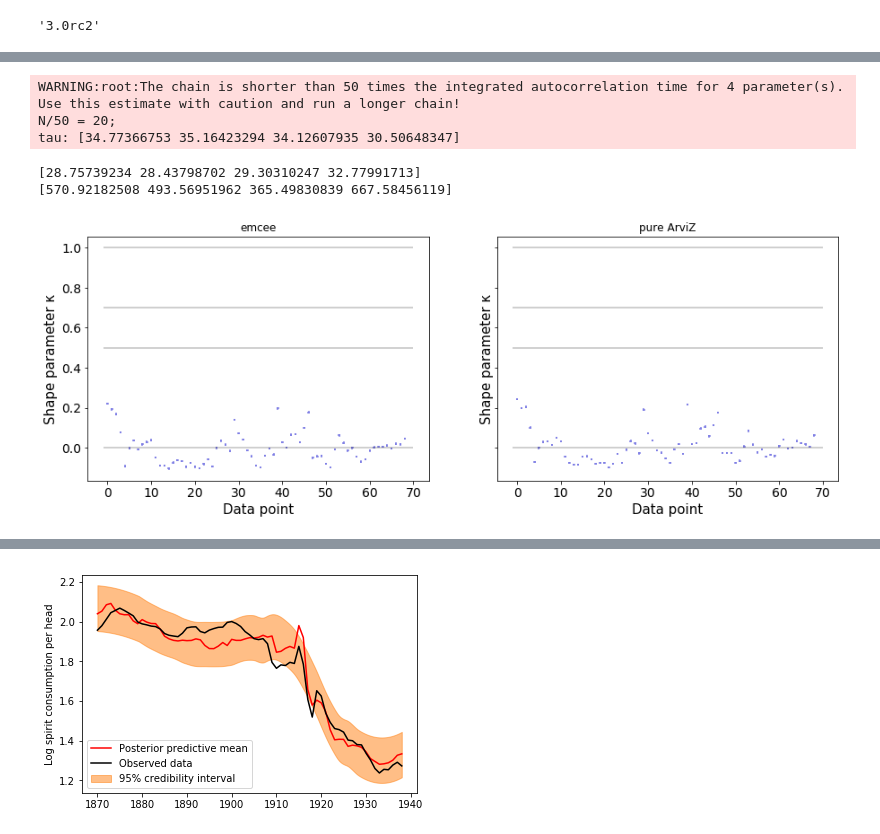
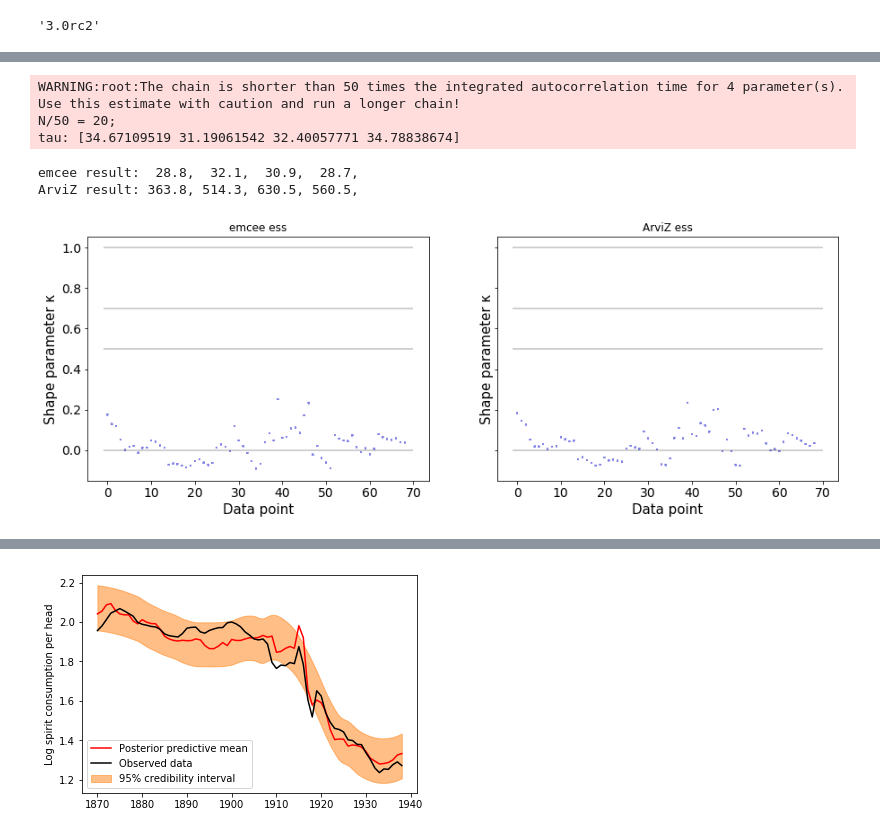
Before and after one commit to OriolAbril/Bayesian-Inference-examples, a Jupyter notebook: Multiple_Linear_Regression/multiple_linear_regression_emcee.ipynb, the cells around one changed output, grey strips where cells are left out. Saved outputs shown, nothing was run; the diff lists cells and outputs as text; code cells hidden in the pictures.

Commit message:
Improve formatting and explanation

```diff
--- a/Multiple_Linear_Regression/multiple_linear_regression_emcee.ipynb
+++ b/Multiple_Linear_Regression/multiple_linear_regression_emcee.ipynb
@@ -96,28 +100,28 @@ Inference data with groups:
 # %%
 import warnings
 with warnings.catch_warnings():
     warnings.simplefilter("ignore")
     thin=1
     ess=(ndraws-burnin)/sampler.get_autocorr_time(quiet=True, discard=burnin, thin=thin)
     chain = sampler.chain[:, burnin::thin, :]
     reff = ess / (nwalkers * chain.shape[1])
-    print(ess)
-    print(az.ess(idata).to_array().values)
+    print(" ".join(["emcee result:",*["{:5.1f},".format(e) for e in ess]]))
+    print(" ".join(["ArviZ result:",*["{:5.1f},".format(e) for e in az.ess(idata).to_array().values]]))
 
     loo_df_emcee = az.loo(idata,reff=np.mean(reff),pointwise=True)
     loo_df = az.loo(idata,pointwise=True)
     fig,axes = plt.subplots(1,2,figsize=(15,5),sharey=True)
     az.plot_khat(loo_df_emcee.pareto_k,ax=axes[0])
     az.plot_khat(loo_df.pareto_k,ax=axes[1])
-    axes[0].set_title("emcee")
-    axes[1].set_title("pure ArviZ")
+    axes[0].set_title("emcee ess")
+    axes[1].set_title("ArviZ ess")
 # %% [output]
 WARNING:root:The chain is shorter than 50 times the integrated autocorrelation time for 4 parameter(s). Use this estimate with caution and run a longer chain!
 N/50 = 20;
-tau: [34.77366753 35.16423294 34.12607935 30.50648347]
+tau: [34.67109519 31.19061542 32.40057771 34.78838674]
-[28.75739234 28.43798702 29.30310247 32.77991713]
-[570.92182508 493.56951962 365.49830839 667.58456119]
+emcee result:  28.8,  32.1,  30.9,  28.7,
+ArviZ result: 363.8, 514.3, 630.5, 560.5,
-[figure, old version]
+[figure, new version]
 # %%
 az.plot_posterior(idata);
 # %% [output]
```
Also changed, not shown: parts of 3 cells of this notebook.
